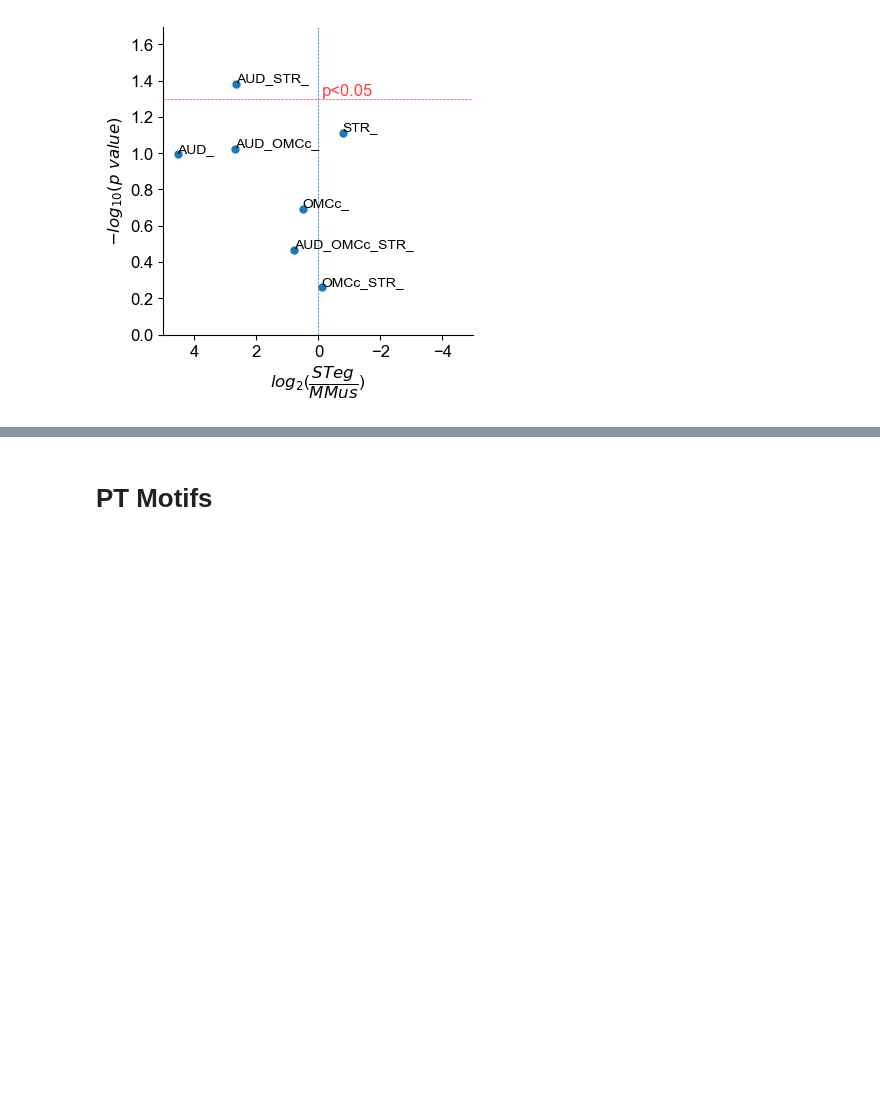
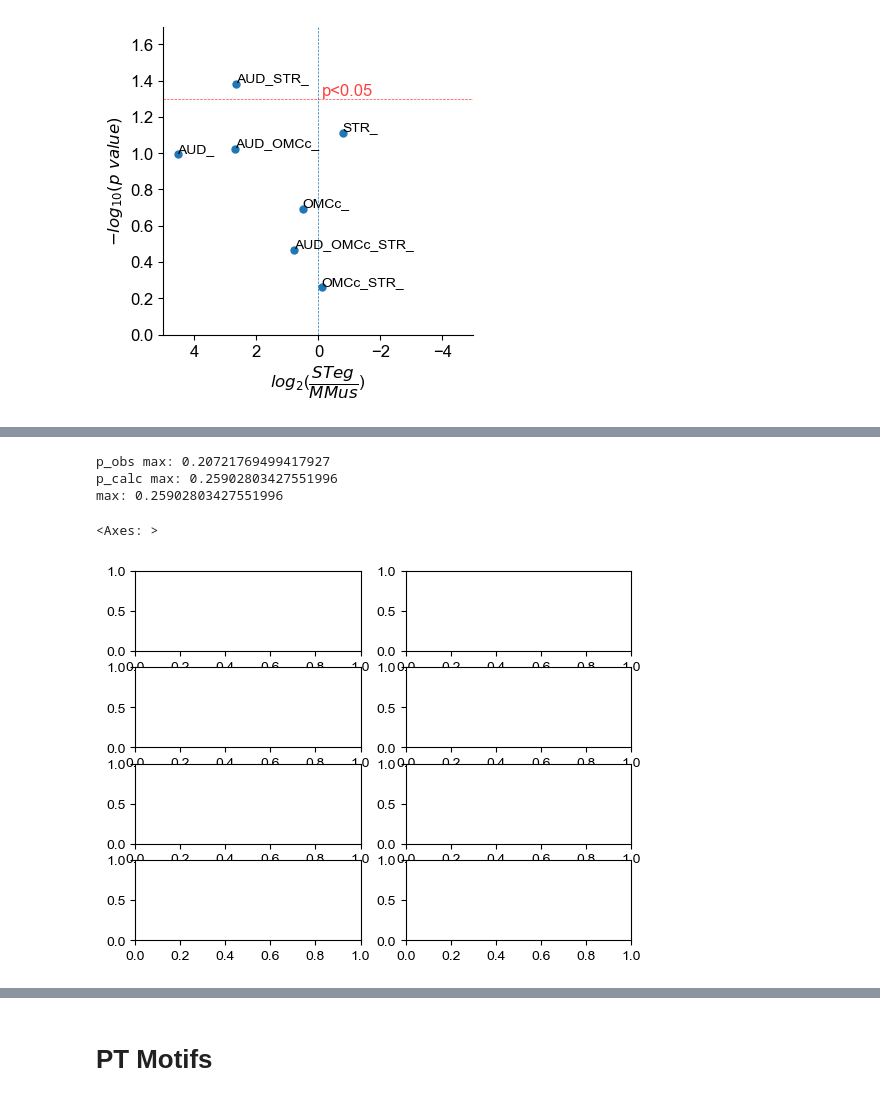
Before and after one commit to eisko/MAPseq_analysis, a Jupyter notebook: motifs_240715.ipynb, the cells around one changed output, grey strips where cells are left out. Saved outputs shown, nothing was run; the diff lists cells and outputs as text; code cells hidden in the pictures; blank space fills up the shorter version.

```diff
--- a/motifs_240715.ipynb
+++ b/motifs_240715.ipynb
@@ -234,0 +203,21 @@ for l in range(len(3)):
+# %%
+test = it_motifs_df[it_motifs_df["motifs"]=="OMCc_"]
+obs = test["p_obs"].max()
+calc = test["p_calc"].max()
+print("p_obs max:", obs)
+print("p_calc max:", calc)
+if obs>=calc:
+    print("max:", obs)
+else:
+    print("max:", calc)
+# %% [output]
+p_obs max: 0.20721769499417927
+p_calc max: 0.25902803427551996
+max: 0.25902803427551996
+# %%
+fig, axs = plt.subplots(4,2)
+
+axs.flat[0]
+# %% [output]
+<Axes: >
+[figure, added]
```
Also changed, not shown: parts of 41 cells of this notebook, 2 other files.
